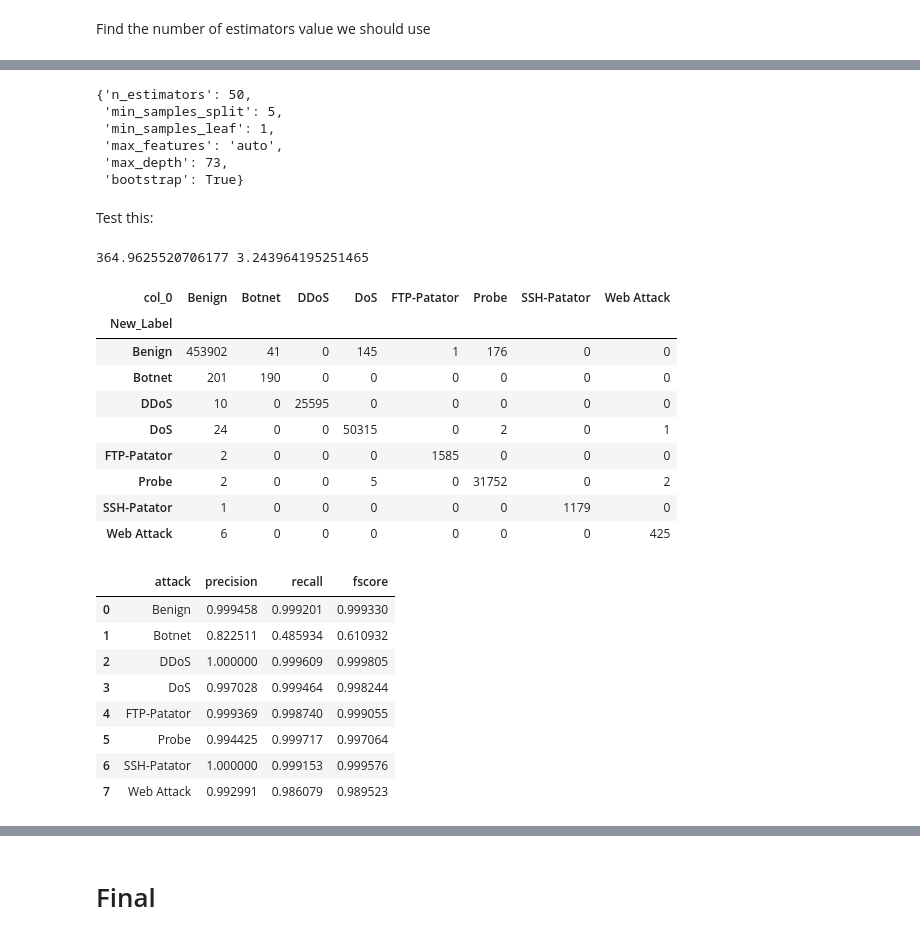
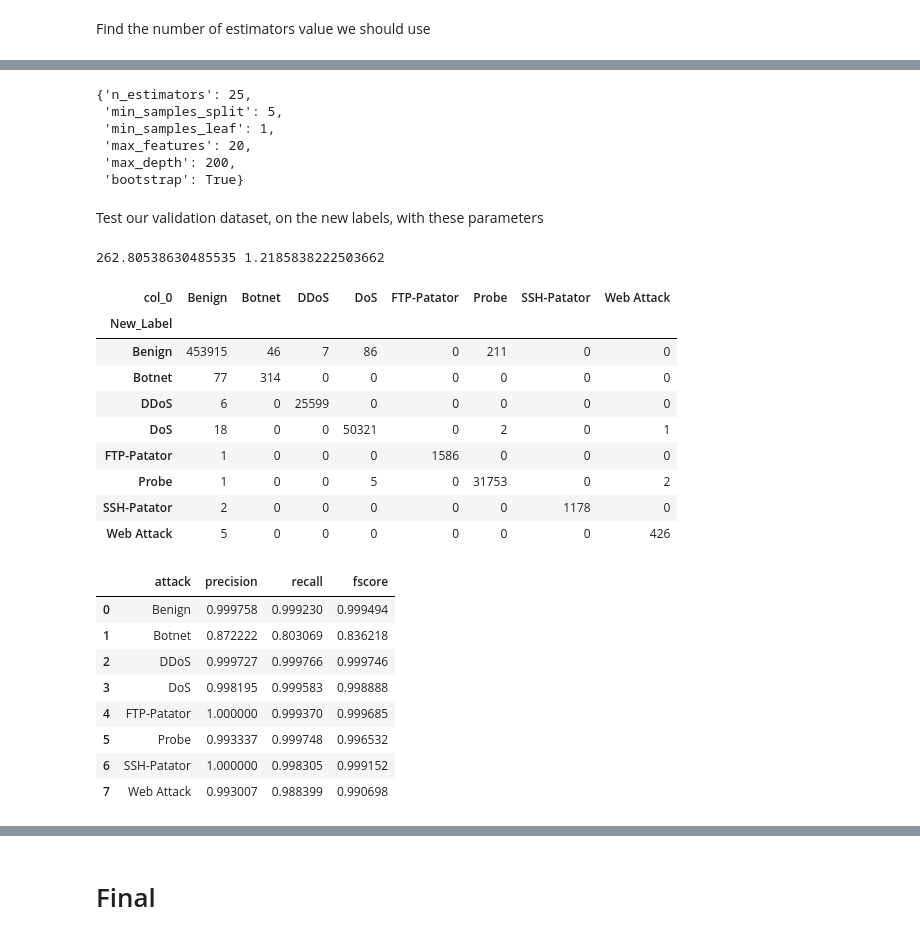
Before and after one commit to kyralmozley/ids, a Jupyter notebook: main.ipynb, the cells around one changed output, grey strips where cells are left out. Cells and saved outputs as stored; diff of their text form; code cells hidden in the pictures.

```diff
--- a/main.ipynb
+++ b/main.ipynb
@@ -1475,20 +1534,26 @@ See the caveats in the documentation: http://pandas.pydata.org/pandas-docs/stabl
 # %% [markdown]
 Find the number of estimators value we should use
 # %%
-n_estimators = [25, 50, 100, 200, 400, 800, 1600]
+# n estimators is the number of decision trees we consider in the ensemble
+n_estimators = [12, 25, 50, 100, 200, 400, 800, 1600]
 results = []
 time_results = []
 # %%
+# note: takes a long time
 for estimator in n_estimators:
-    classifier =  RandomForestClassifier(n_estimators=50)
+    # fit model with n_estimators parameter
+    classifier =  RandomForestClassifier(n_estimators=estimator)
     classifier.fit(x_train, y_train.New_Label)
 
+    # predict validation
     start = time.time()
     y_pred = classifier.predict(x_validate)
     end = time.time()
 
-    p, r, f1, n = score(y_train.New_Label, y_pred, average = 'macro')
-    print('result:' estimator, p, r, f1)
+    # calculate metrics
+    p, r, f1, n = score(y_validate.New_Label, y_pred, average = 'macro')
+
+    # append f1 and time to results array
     results.append(f1)
     time_results.append(end-start)
 # %%
@@ -1508,14 +1579,15 @@ Using n_estimators = 50, use random search to find the values the other paramete
 # %%
 from sklearn.model_selection import RandomizedSearchCV
 
-max_features = ['auto', 'sqrt']
-max_depth = [int(x) for x in np.linspace(10, 200, num = 10)]
-max_depth.append(None)
+max_features = [int(x) for x in np.linspace(2, 40, num = 20)] # from 2 to 40 (max number) of features (up in 2s)
+max_features.append('auto')
+max_depth = [int(x) for x in np.linspace(10, 200, num = 10)] # 10 values for max depth from 10 to 200
+max_depth.append(None) # also have option for no max depth
 min_samples_split = [2, 5, 10]
 min_samples_leaf = [1, 2, 4]
 bootstrap = [True, False]
 
-random_grid = {'n_estimators': [50],
+random_grid = {'n_estimators': [25], # chosen n_estimator
                'max_features': max_features,
                'max_depth': max_depth,
                'min_samples_split': min_samples_split,
@@ -1554,47 +1621,49 @@ RandomizedSearchCV(cv=3, error_score='raise-deprecating',
 # %%
 rf_random.best_params_
 # %% [output]
-{'n_estimators': 50,
+{'n_estimators': 25,
  'min_samples_split': 5,
  'min_samples_leaf': 1,
- 'max_features': 'auto',
- 'max_depth': 73,
+ 'max_features': 20,
+ 'max_depth': 200,
  'bootstrap': True}
-# %% [markdown]
-Test this:
+# %% [markdown]
+Test our validation dataset, on the new labels, with these parameters
 # %%
-classifier =  RandomForestClassifier(n_estimators=50,
-                                     max_depth=73,
+classifier =  RandomForestClassifier(n_estimators=25,
+                                     max_depth=200,
                                      min_samples_split=5,
                                      min_samples_leaf=1,
-                                     max_features='auto',
+                                     max_features=20,
                                      bootstrap=True
 )
+# fit
 start = time.time()
 classifier.fit(x_train, y_train.New_Label)
 end = time.time()
 training_time = end - start
 
+# predict
 start = time.time()
 y_predicted = classifier.predict(x_validate)
 end = time.time()
 predict_time = end  - start
 print(training_time, predict_time)
 
 confusion_rf = pd.crosstab(y_validate.New_Label, y_predicted)
 confusion_rf
 # %% [output]
-364.9625520706177 3.243964195251465
+262.80538630485535 1.2185838222503662
 | col_0 | Benign | Botnet | DDoS | DoS | FTP-Patator | Probe | SSH-Patator | Web Attack |
 | New_Label |  |  |  |  |  |  |  |  |
-| Benign | 453902 | 41 | 0 | 145 | 1 | 176 | 0 | 0 |
-| Botnet | 201 | 190 | 0 | 0 | 0 | 0 | 0 | 0 |
-| DDoS | 10 | 0 | 25595 | 0 | 0 | 0 | 0 | 0 |
-| DoS | 24 | 0 | 0 | 50315 | 0 | 2 | 0 | 1 |
-| FTP-Patator | 2 | 0 | 0 | 0 | 1585 | 0 | 0 | 0 |
-| Probe | 2 | 0 | 0 | 5 | 0 | 31752 | 0 | 2 |
-| SSH-Patator | 1 | 0 | 0 | 0 | 0 | 0 | 1179 | 0 |
-| Web Attack | 6 | 0 | 0 | 0 | 0 | 0 | 0 | 425 |
+| Benign | 453915 | 46 | 7 | 86 | 0 | 211 | 0 | 0 |
+| Botnet | 77 | 314 | 0 | 0 | 0 | 0 | 0 | 0 |
+| DDoS | 6 | 0 | 25599 | 0 | 0 | 0 | 0 | 0 |
+| DoS | 18 | 0 | 0 | 50321 | 0 | 2 | 0 | 1 |
+| FTP-Patator | 1 | 0 | 0 | 0 | 1586 | 0 | 0 | 0 |
+| Probe | 1 | 0 | 0 | 5 | 0 | 31753 | 0 | 2 |
+| SSH-Patator | 2 | 0 | 0 | 0 | 0 | 0 | 1178 | 0 |
+| Web Attack | 5 | 0 | 0 | 0 | 0 | 0 | 0 | 426 |
 # %%
 precision, recall, fscore, support = score(y_validate.New_Label, y_predicted)
 d = {'attack': attacks, 'precision': precision, 'recall' : recall, 'fscore': fscore}
@@ -1602,14 +1671,14 @@ results = pd.DataFrame(data=d)
 results
 # %% [output]
 |  | attack | precision | recall | fscore |
-| 0 | Benign | 0.999458 | 0.999201 | 0.999330 |
-| 1 | Botnet | 0.822511 | 0.485934 | 0.610932 |
-| 2 | DDoS | 1.000000 | 0.999609 | 0.999805 |
-| 3 | DoS | 0.997028 | 0.999464 | 0.998244 |
-| 4 | FTP-Patator | 0.999369 | 0.998740 | 0.999055 |
-| 5 | Probe | 0.994425 | 0.999717 | 0.997064 |
-| 6 | SSH-Patator | 1.000000 | 0.999153 | 0.999576 |
-| 7 | Web Attack | 0.992991 | 0.986079 | 0.989523 |
+| 0 | Benign | 0.999758 | 0.999230 | 0.999494 |
+| 1 | Botnet | 0.872222 | 0.803069 | 0.836218 |
+| 2 | DDoS | 0.999727 | 0.999766 | 0.999746 |
+| 3 | DoS | 0.998195 | 0.999583 | 0.998888 |
+| 4 | FTP-Patator | 1.000000 | 0.999370 | 0.999685 |
+| 5 | Probe | 0.993337 | 0.999748 | 0.996532 |
+| 6 | SSH-Patator | 1.000000 | 0.998305 | 0.999152 |
+| 7 | Web Attack | 0.993007 | 0.988399 | 0.990698 |
 # %%
 precision, recall, fscore, n = score(y_validate.New_Label, y_predicted, average = 'macro')
 accuracy = accuracy_score(y_validate.New_Label, y_predicted)
```
Also changed, not shown: parts of 61 cells of this notebook.
